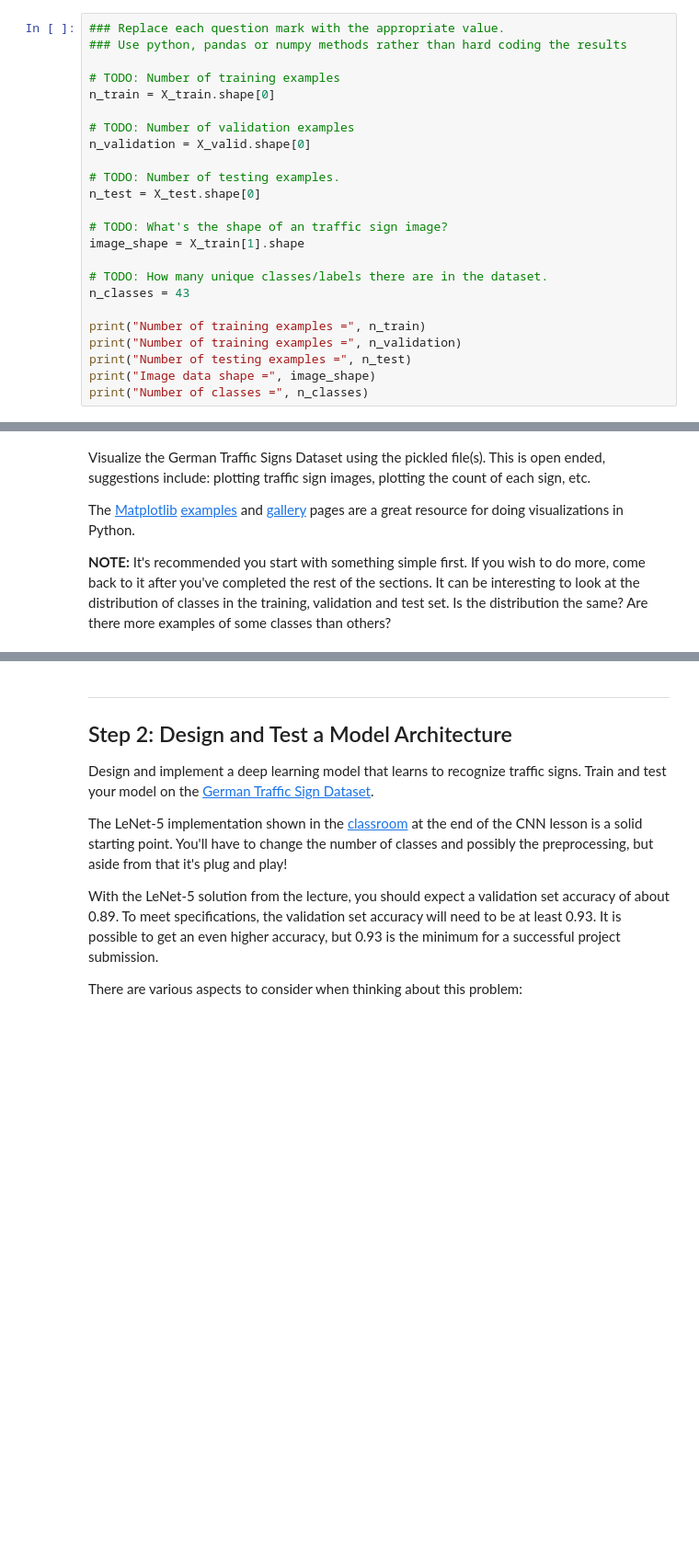
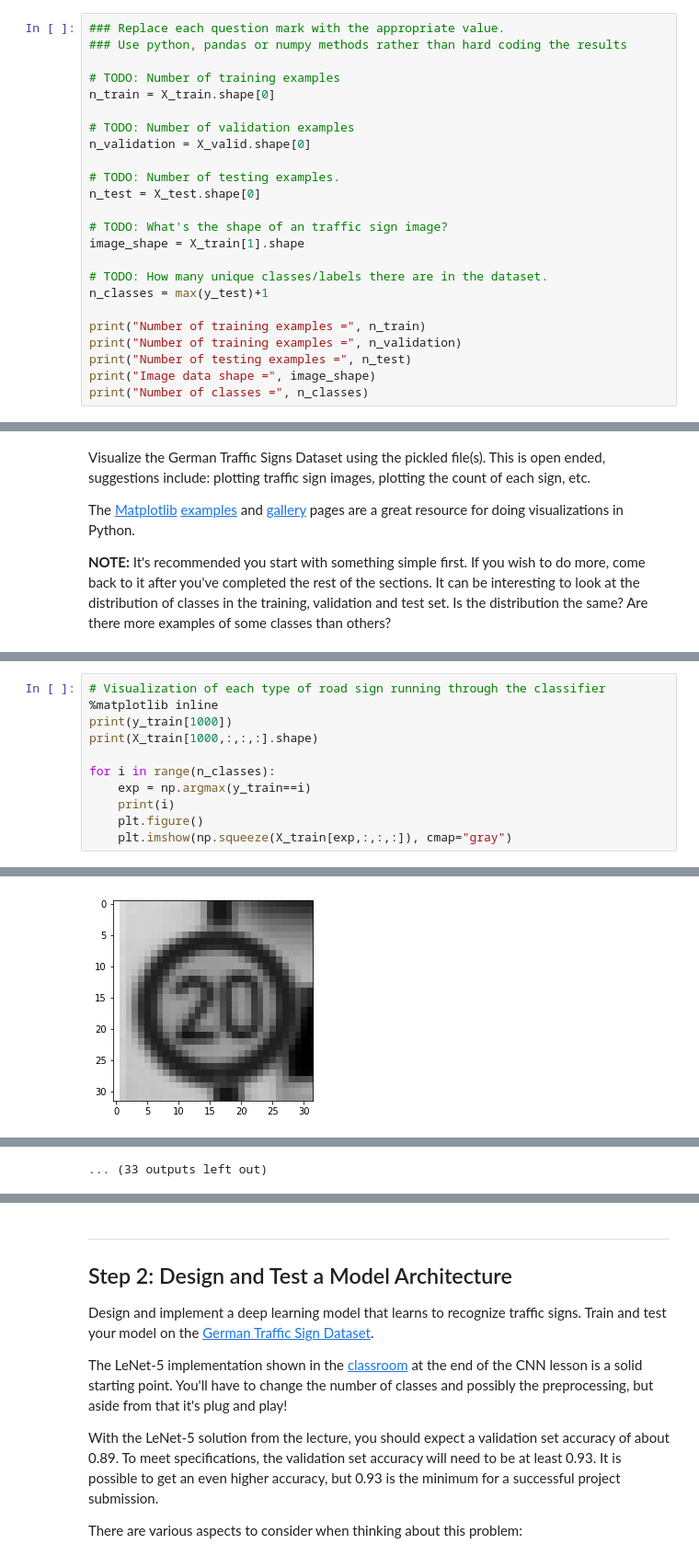
Before and after one commit to ShujaKhalid/Computer-Vision-TrafficSignClassifier, a Jupyter notebook: Traffic_Sign_Classifier.ipynb, the cells around one changed output, grey strips where cells are left out. Shown: that part at 92% size. Saved outputs shown, nothing was run; the diff lists cells and outputs as text; blank space fills up the shorter version.

```diff
--- a/Traffic_Sign_Classifier.ipynb
+++ b/Traffic_Sign_Classifier.ipynb
@@ -71,7 +71,7 @@ n_test = X_test.shape[0]
 image_shape = X_train[1].shape
 
 # TODO: How many unique classes/labels there are in the dataset.
-n_classes = 43
+n_classes = max(y_test)+1
 
 print("Number of training examples =", n_train)
 print("Number of training examples =", n_validation)
@@ -106,0 +161,12 @@ plt.imshow(X_train[1000,:,:,:])
+# %%
+# Visualization of each type of road sign running through the classifier
+%matplotlib inline
+print(y_train[1000])
+print(X_train[1000,:,:,:].shape)
+
+for i in range(n_classes):
+    exp = np.argmax(y_train==i)
+    print(i)
+    plt.figure()
+    plt.imshow(np.squeeze(X_train[exp,:,:,:]), cmap="gray")
+# %% [output]
@@ -106,0 +207 @@ plt.imshow(X_train[1000,:,:,:])
+[figure, added]
@@ -106,0 +217 @@ plt.imshow(X_train[1000,:,:,:])
+... (33 outputs left out)
```
Also changed, not shown: parts of 19 cells of this notebook, 8 other files.
